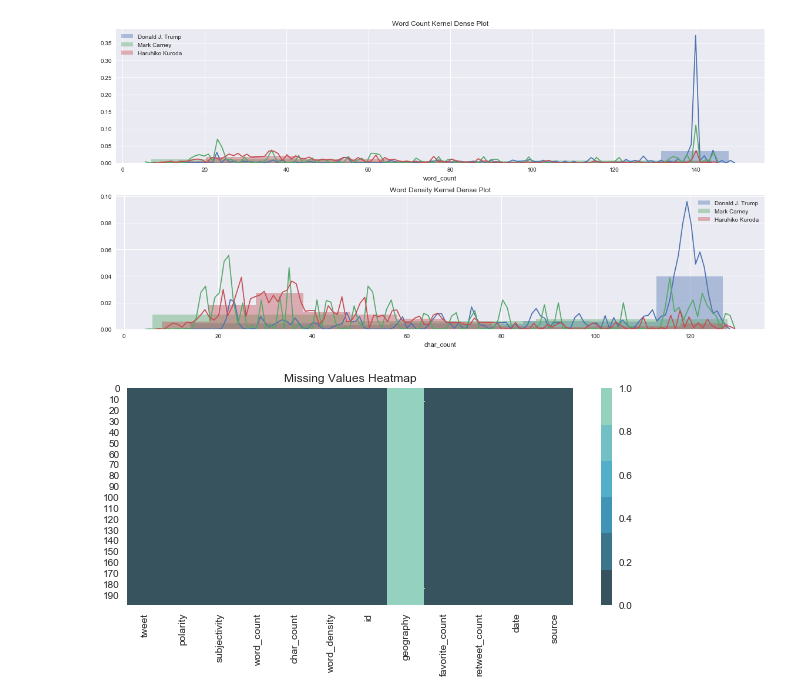
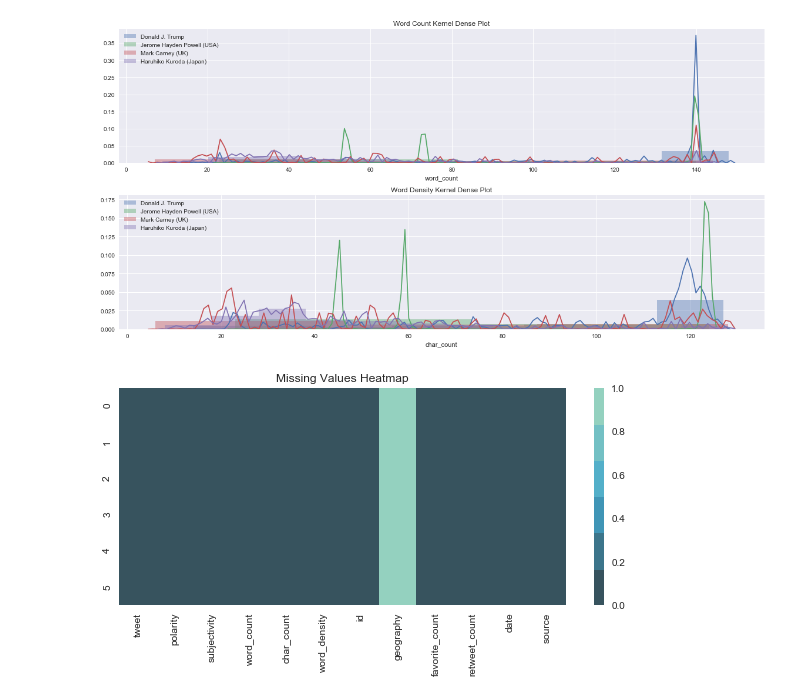
Before and after one commit to penguinwang96825/Twitter-Miner, a Jupyter notebook: Crawler.ipynb, the cells around one changed output. Cells and saved outputs as stored; diff of their text form; code cells hidden in the pictures.

Commit message:
update figure

```diff
--- a/Crawler.ipynb
+++ b/Crawler.ipynb
@@ -178,45 +178,49 @@ class TweetAnalyzer():
 
 if __name__ == "__main__":
     """
     Donald J. Trump: realDonaldTrump
     Jerome Hayden Powell (USA): JeromeHaydenPo2
     Mark Carney (UK): carneyms
     Haruhiko Kuroda (Japan): IvanWKljunak
     """
     # Analyse tweet
     tweet_analyzer = TweetAnalyzer()
     api = TwitterClient().get_twitter_client_api()
-    tweets_US = api.user_timeline(screen_name="realDonaldTrump", count=1000)
+    tweets_DT = api.user_timeline(screen_name="realDonaldTrump", count=1000)
+    df_DT = tweet_analyzer.tweets_to_dataframe(tweets_DT)
+    tweets_US = api.user_timeline(screen_name="JeromeHaydenPo2", count=1000)
     df_US = tweet_analyzer.tweets_to_dataframe(tweets_US)
     tweets_UK = api.user_timeline(screen_name="carneyms", count=1000)
     df_UK = tweet_analyzer.tweets_to_dataframe(tweets_UK)
     tweets_JN = api.user_timeline(screen_name="IvanWKljunak", count=1000)
     df_JN = tweet_analyzer.tweets_to_dataframe(tweets_JN)
 
     # Some visualization
     plt.style.use("seaborn")
     plt.figure(figsize=(16, 8))
     plt.subplot(2, 1, 1)
-    sns.distplot(df_US["word_count"], label="Donald J. Trump", kde_kws={'bw': 0.5})
-    sns.distplot(df_UK["word_count"], label="Mark Carney", kde_kws={'bw': 0.5})
-    sns.distplot(df_JN["word_count"], label="Haruhiko Kuroda", kde_kws={'bw': 0.5})
+    sns.distplot(df_DT["word_count"], label="Donald J. Trump", kde_kws={'bw': 0.5})
+    sns.distplot(df_US["word_count"], label="Jerome Hayden Powell (USA)", kde_kws={'bw': 0.5})
+    sns.distplot(df_UK["word_count"], label="Mark Carney (UK)", kde_kws={'bw': 0.5})
+    sns.distplot(df_JN["word_count"], label="Haruhiko Kuroda (Japan)", kde_kws={'bw': 0.5})
     plt.title("Word Count Kernel Dense Plot")
     plt.legend()
 
     plt.subplot(2, 1, 2)
-    sns.distplot(df_US["char_count"], label="Donald J. Trump", kde_kws={'bw': 0.5})
-    sns.distplot(df_UK["char_count"], label="Mark Carney", kde_kws={'bw': 0.5})
-    sns.distplot(df_JN["char_count"], label="Haruhiko Kuroda", kde_kws={'bw': 0.5})
+    sns.distplot(df_DT["char_count"], label="Donald J. Trump", kde_kws={'bw': 0.5})
+    sns.distplot(df_US["char_count"], label="Jerome Hayden Powell (USA)", kde_kws={'bw': 0.5})
+    sns.distplot(df_UK["char_count"], label="Mark Carney (UK)", kde_kws={'bw': 0.5})
+    sns.distplot(df_JN["char_count"], label="Haruhiko Kuroda (Japan)", kde_kws={'bw': 0.5})
     plt.title("Word Density Kernel Dense Plot")
     plt.legend()
     plt.tight_layout()
     plt.show()
 # %% [output]
-[figure, old version]
+[figure, new version]
 # %%
 plt.figure(figsize=(10, 4))
 sns.heatmap(df_US.isnull(), cbar=True, cmap=sns.color_palette("GnBu_d"))
 plt.title("Missing Values Heatmap")
 plt.show()
 # %% [output]
-[figure, old version]
+[figure, new version]
```
